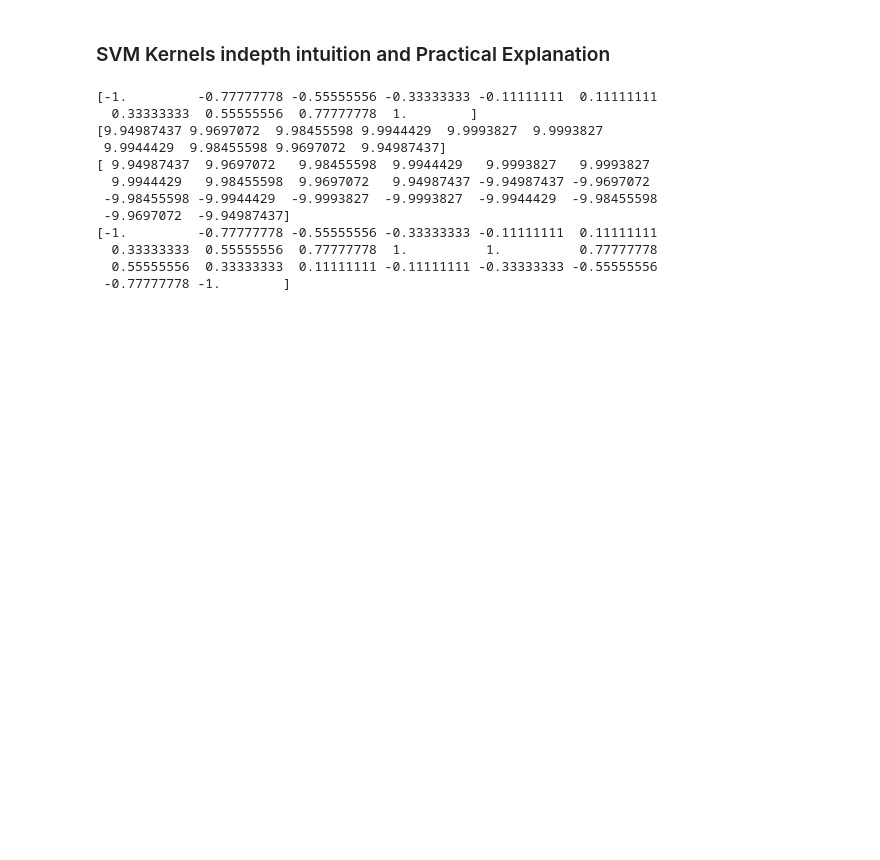
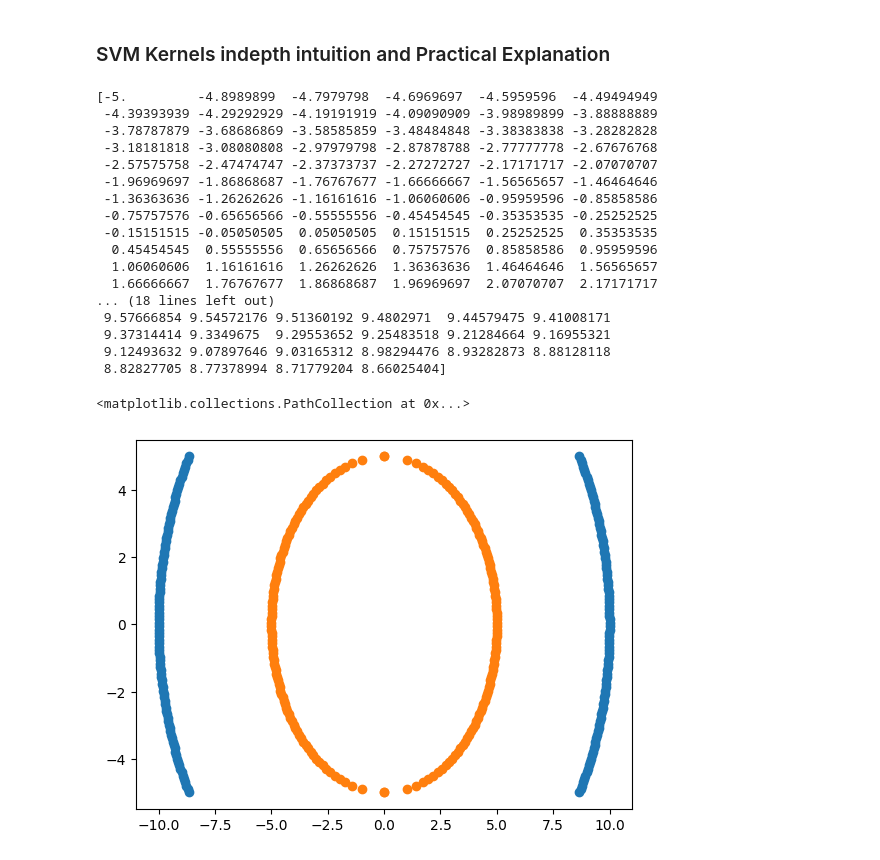
Before and after one commit to Niranjan683/MLprojects, a Jupyter notebook: SVM/SVM_kernel.ipynb, the cells around one changed output. Saved outputs shown, nothing was run; the diff lists cells and outputs as text; code cells hidden in the pictures; blank space fills up the shorter version.

```diff
--- a/SVM/SVM_kernel.ipynb
+++ b/SVM/SVM_kernel.ipynb
@@ -3,27 +3,41 @@
 # %%
 import numpy as np
 import matplotlib.pyplot as plt
-x= np.linspace(-1.0, 1.0, 10)
-#print(x)
+x= np.linspace(-5.0, 5.0, 100)
+print(x)
 y= np.sqrt(10**2 - x**2)
-#print(y)
+print(y)
 y = np.hstack([y,-y])
 #print(y)
 x = np.hstack([x,-x])
 #print(x)
 # %% [output]
-[-1.         -0.77777778 -0.55555556 -0.33333333 -0.11111111  0.11111111
-  0.33333333  0.55555556  0.77777778  1.        ]
-[9.94987437 9.9697072  9.98455598 9.9944429  9.9993827  9.9993827
- 9.9944429  9.98455598 9.9697072  9.94987437]
-[ 9.94987437  9.9697072   9.98455598  9.9944429   9.9993827   9.9993827
-  9.9944429   9.98455598  9.9697072   9.94987437 -9.94987437 -9.9697072
- -9.98455598 -9.9944429  -9.9993827  -9.9993827  -9.9944429  -9.98455598
- -9.9697072  -9.94987437]
-[-1.         -0.77777778 -0.55555556 -0.33333333 -0.11111111  0.11111111
-  0.33333333  0.55555556  0.77777778  1.          1.          0.77777778
-  0.55555556  0.33333333  0.11111111 -0.11111111 -0.33333333 -0.55555556
- -0.77777778 -1.        ]
+[-5.         -4.8989899  -4.7979798  -4.6969697  -4.5959596  -4.49494949
+ -4.39393939 -4.29292929 -4.19191919 -4.09090909 -3.98989899 -3.88888889
+ -3.78787879 -3.68686869 -3.58585859 -3.48484848 -3.38383838 -3.28282828
+ -3.18181818 -3.08080808 -2.97979798 -2.87878788 -2.77777778 -2.67676768
+ -2.57575758 -2.47474747 -2.37373737 -2.27272727 -2.17171717 -2.07070707
+ -1.96969697 -1.86868687 -1.76767677 -1.66666667 -1.56565657 -1.46464646
+ -1.36363636 -1.26262626 -1.16161616 -1.06060606 -0.95959596 -0.85858586
+ -0.75757576 -0.65656566 -0.55555556 -0.45454545 -0.35353535 -0.25252525
+ -0.15151515 -0.05050505  0.05050505  0.15151515  0.25252525  0.35353535
+  0.45454545  0.55555556  0.65656566  0.75757576  0.85858586  0.95959596
+  1.06060606  1.16161616  1.26262626  1.36363636  1.46464646  1.56565657
+  1.66666667  1.76767677  1.86868687  1.96969697  2.07070707  2.17171717
+... (18 lines left out)
+ 9.57666854 9.54572176 9.51360192 9.4802971  9.44579475 9.41008171
+ 9.37314414 9.3349675  9.29553652 9.25483518 9.21284664 9.16955321
+ 9.12493632 9.07897646 9.03165312 8.98294476 8.93282873 8.88128118
+ 8.82827705 8.77378994 8.71779204 8.66025404]
 # %%
 x1 = np.linspace(-5.0, 5.0, 100)
 y1 = np.sqrt(5**2 - x1**2)
+y1 = np.hstack([y1,-y1])
+#print(y)
+x1 = np.hstack([x1,-x1])
+# %%
+plt.scatter(y,x)
+plt.scatter(y1,x1)
+# %% [output]
+<matplotlib.collections.PathCollection at 0x...>
+[figure, added]
```
Also changed, not shown: parts of 12 cells of this notebook, 1 other file.
